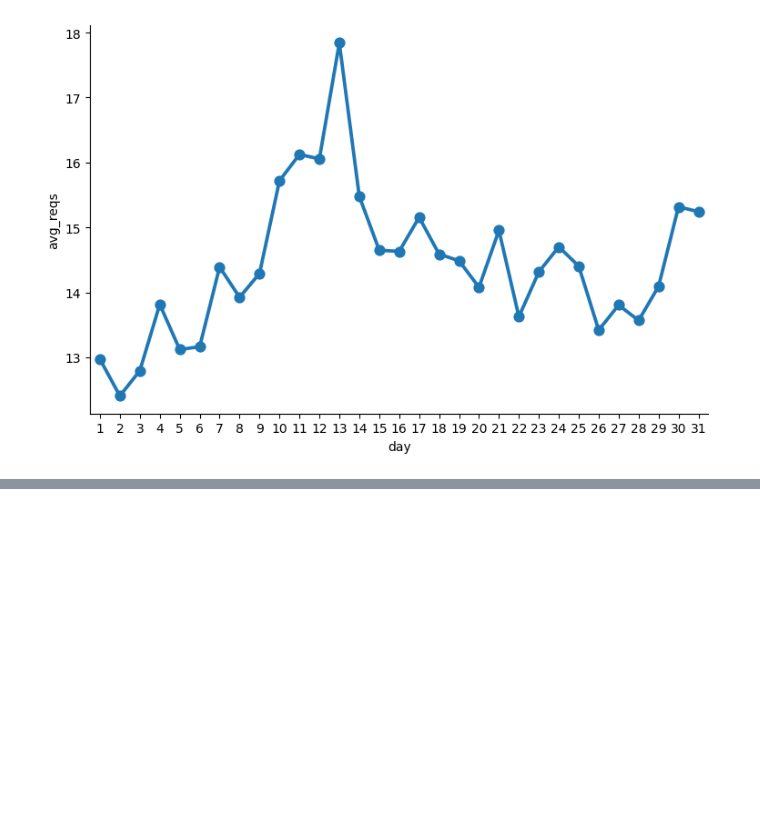
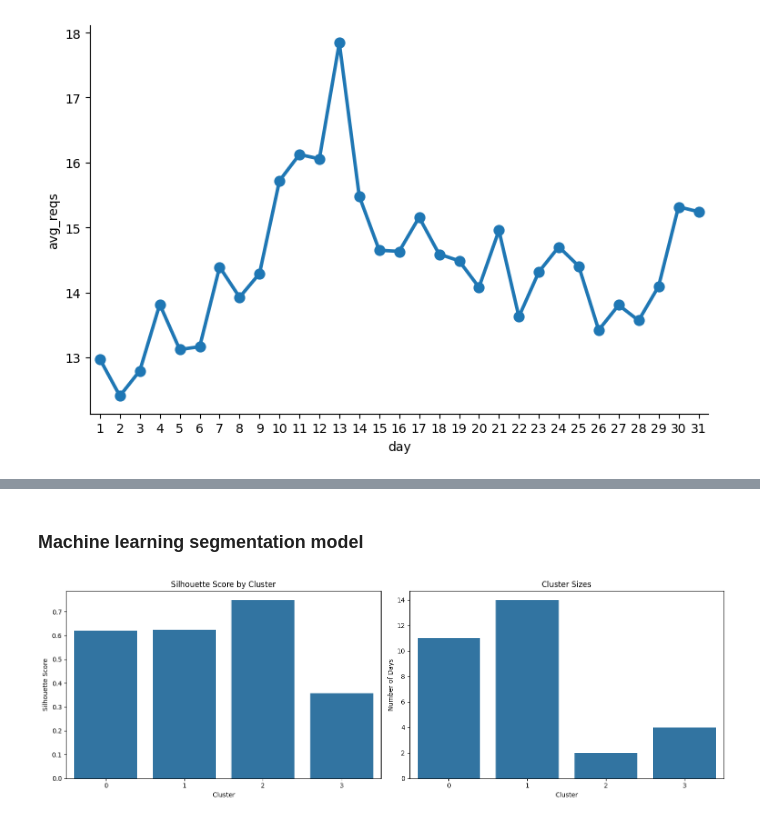
Before and after one commit to Schrrodinger/Server-Log-Analysis-with-NASA-HTTP-Dataset, a Jupyter notebook: 1.ipynb, the cells around one changed output, grey strips where cells are left out. Drawn from its saved outputs; the diff is of its cells as text; code cells hidden in the pictures; blank space fills up the shorter version.

```diff
--- a/1.ipynb
+++ b/1.ipynb
@@ -743,0 +766,2 @@ c = sns.catplot(x='day', y='avg_reqs',
+# %% [markdown]
+### Machine learning segmentation model
@@ -743,0 +1004,60 @@ c = sns.catplot(x='day', y='avg_reqs',
+# %%
+from sklearn.cluster import KMeans
+from sklearn.metrics import silhouette_samples, silhouette_score
+import pandas as pd
+
+def plot_model_performance(avg_daily_reqests_per_host_df):
+    # Prepare data for clustering
+    X = avg_daily_reqests_per_host_df[['avg_reqs', 'total_reqs', 'total_hosts']]
+
+    # Perform k-means clustering
+    n_clusters = 4  # You can adjust this number
+    kmeans = KMeans(n_clusters=n_clusters, random_state=42)
+    cluster_labels = kmeans.fit_predict(X)
+
+    # Calculate silhouette scores
+    silhouette_avg = silhouette_score(X, cluster_labels)
+    silhouette_values = silhouette_samples(X, cluster_labels)
+
+    # Create evaluation data
+    cluster_silhouettes = pd.DataFrame({
+        'segment': range(n_clusters),
+        'silhouette': [np.mean(silhouette_values[cluster_labels == i])
+                      for i in range(n_clusters)]
+    })
+
+    cluster_sizes = pd.DataFrame({
+        'segment': range(n_clusters),
+        'count': [np.sum(cluster_labels == i) for i in range(n_clusters)]
+    })
+
+    # Create plots
+    fig, (ax1, ax2) = plt.subplots(1, 2, figsize=(15, 5))
+
+    # Silhouette score by cluster
+    sns.barplot(x='segment', y='silhouette',
+               data=cluster_silhouettes, ax=ax1)
+    ax1.set_title('Silhouette Score by Cluster')
+    ax1.set_xlabel('Cluster')
+    ax1.set_ylabel('Silhouette Score')
+
+    # Cluster sizes
+    sns.barplot(x='segment', y='count',
+               data=cluster_sizes, ax=ax2)
+    ax2.set_title('Cluster Sizes')
+    ax2.set_xlabel('Cluster')
+    ax2.set_ylabel('Number of Days')
+
+    plt.tight_layout()
+    plt.show()
+
+    return {
+        'cluster_silhouettes': cluster_silhouettes,
+        'cluster_sizes': cluster_sizes,
+        'overall_silhouette': silhouette_avg
+    }
+
+# Call the function
+results = plot_model_performance(avg_daily_reqests_per_host_df)
+# %% [output]
+[figure, added]
```
Also changed, not shown: parts of 8 cells of this notebook.
